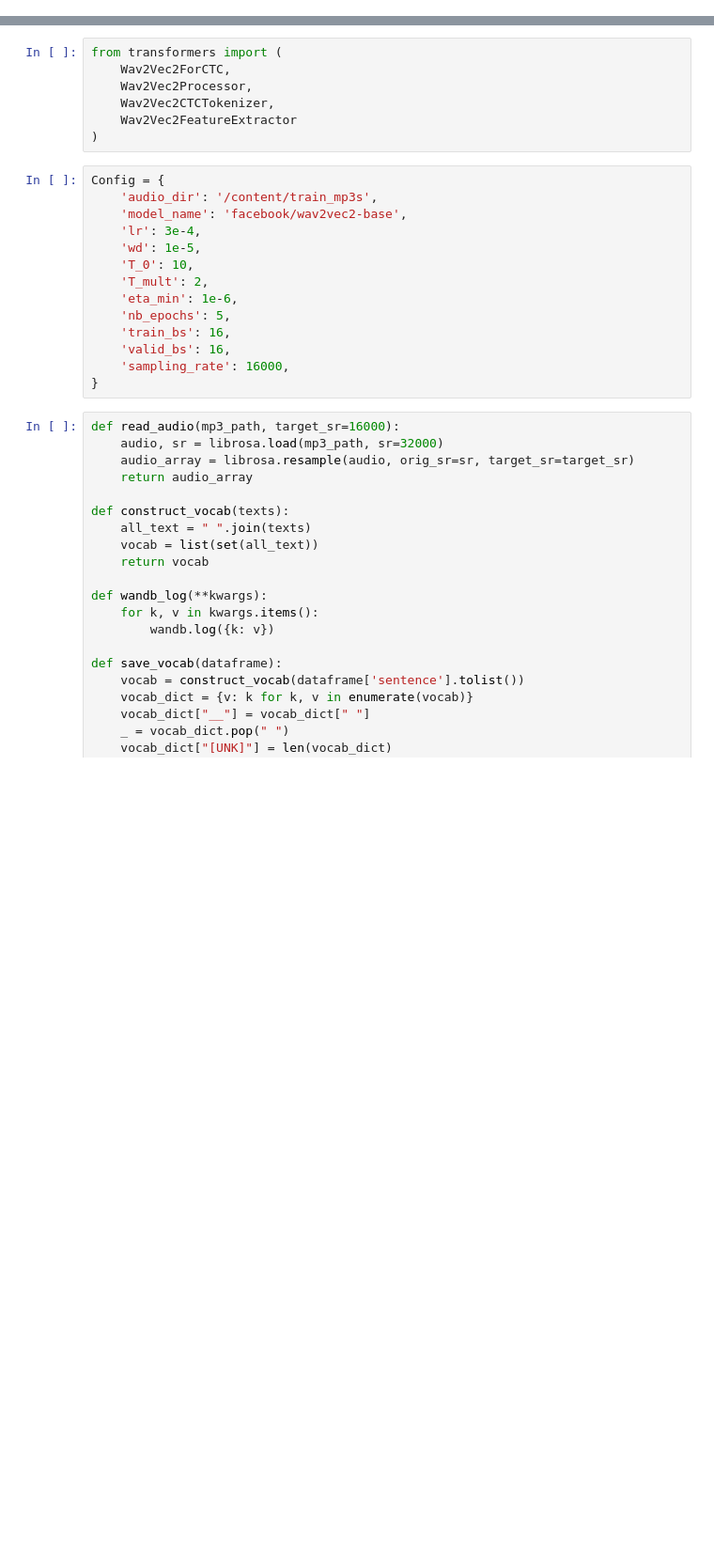
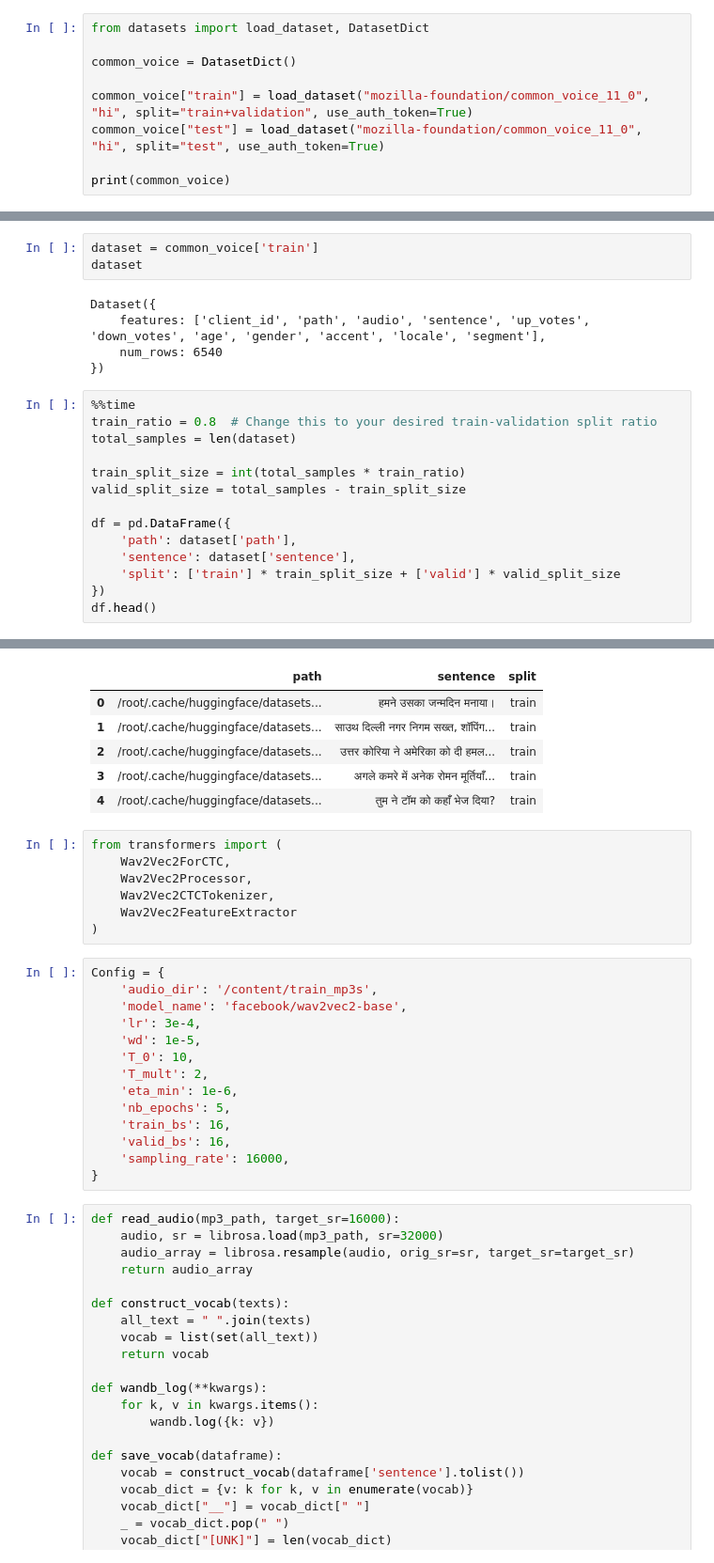
Before and after one commit to skj092/ASR_Experiment, a Jupyter notebook: sew_wavlm_w_b.ipynb, the cells around one changed output, grey strips where cells are left out. Shown: that part at 94% size. Drawn from its saved outputs; the diff is of its cells as text; blank space fills up the shorter version.

```diff
--- a/sew_wavlm_w_b.ipynb
+++ b/sew_wavlm_w_b.ipynb
@@ -63,0 +35,9 @@ warnings.simplefilter('ignore')
+# %%
+from datasets import load_dataset, DatasetDict
+
+common_voice = DatasetDict()
+
+common_voice["train"] = load_dataset("mozilla-foundation/common_voice_11_0", "hi", split="train+validation", use_auth_token=True)
+common_voice["test"] = load_dataset("mozilla-foundation/common_voice_11_0", "hi", split="test", use_auth_token=True)
+
+print(common_voice)
@@ -63,0 +55,23 @@ warnings.simplefilter('ignore')
+# %%
+dataset = common_voice['train']
+dataset
+# %% [output]
+Dataset({
+    features: ['client_id', 'path', 'audio', 'sentence', 'up_votes', 'down_votes', 'age', 'gender', 'accent', 'locale', 'segment'],
+    num_rows: 6540
+})
+# %%
+%%time
+train_ratio = 0.8  # Change this to your desired train-validation split ratio
+total_samples = len(dataset)
+
+train_split_size = int(total_samples * train_ratio)
+valid_split_size = total_samples - train_split_size
+
+df = pd.DataFrame({
+    'path': dataset['path'],
+    'sentence': dataset['sentence'],
+    'split': ['train'] * train_split_size + ['valid'] * valid_split_size
+})
+df.head()
+# %% [output]
@@ -64,3 +80,9 @@ warnings.simplefilter('ignore')
+|  | path | sentence | split |
+| 0 | /root/.cache/huggingface/datasets... | हमने उसका जन्मदिन मनाया। | train |
+| 1 | /root/.cache/huggingface/datasets... | साउथ दिल्ली नगर निगम सख्त, शॉपिंग... | train |
+| 2 | /root/.cache/huggingface/datasets... | उत्तर कोरिया ने अमेरिका को दी हमल... | train |
+| 3 | /root/.cache/huggingface/datasets... | अगले कमरे में अनेक रोमन मूर्तियाँ... | train |
+| 4 | /root/.cache/huggingface/datasets... | तुम ने टॉम को कहाँ भेज दिया? | train |
 # %%
 from transformers import (
     Wav2Vec2ForCTC,
```
Also changed, not shown: parts of 14 cells of this notebook.
